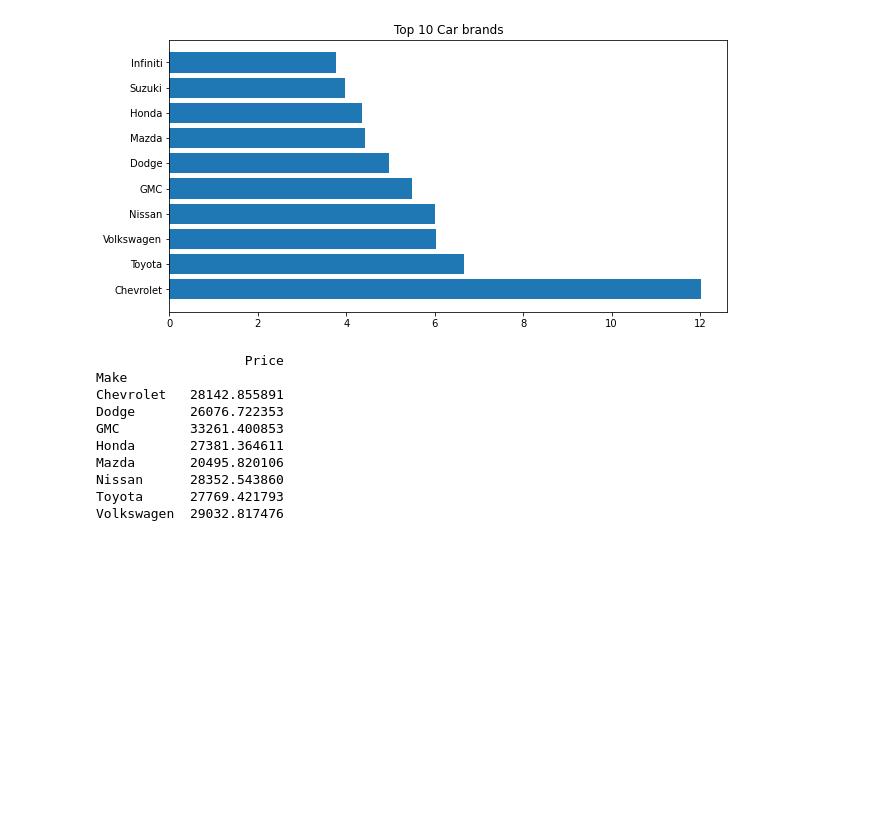
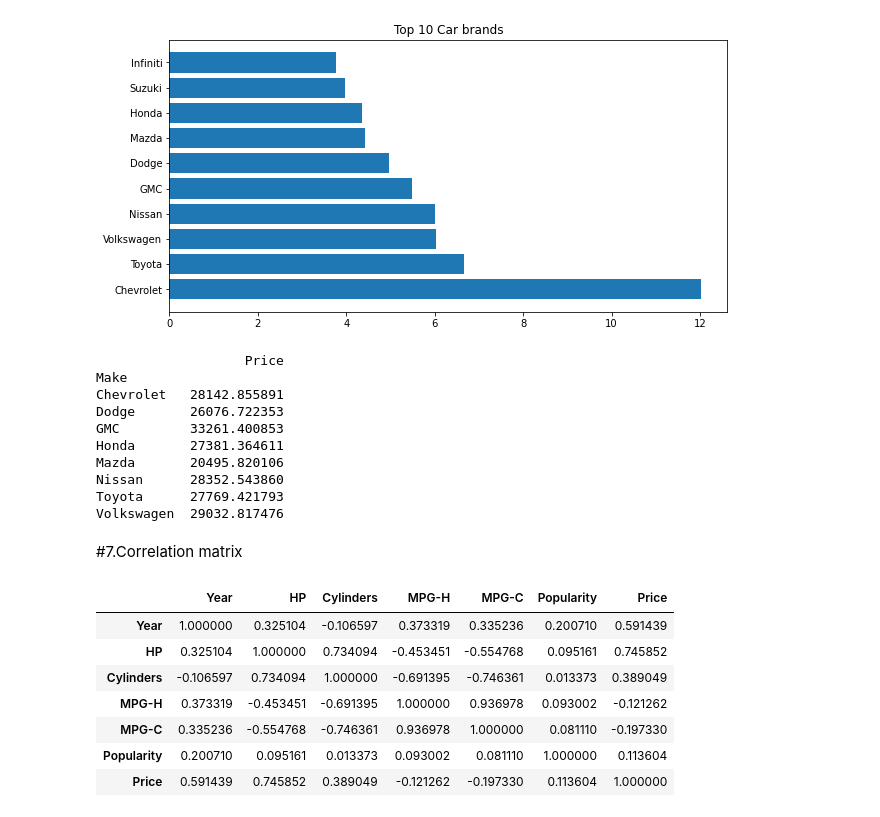
Before and after one commit to malinenimaurya/Data-Science-notebooks, a Jupyter notebook: Exploratory_data_analysis_cars.ipynb, the cells around one changed output. Saved outputs shown, nothing was run; the diff lists cells and outputs as text; code cells hidden in the pictures; blank space fills up the shorter version.

```diff
--- a/Exploratory_data_analysis_cars.ipynb
+++ b/Exploratory_data_analysis_cars.ipynb
@@ -284,3 +284,16 @@ Mazda       20495.820106
 Nissan      28352.543860
 Toyota      27769.421793
 Volkswagen  29032.817476
+# %% [markdown]
+#7.Correlation matrix
+# %%
+df.corr()
+# %% [output]
+|  | Year | HP | Cylinders | MPG-H | MPG-C | Popularity | Price |
+| Year | 1.000000 | 0.325104 | -0.106597 | 0.373319 | 0.335236 | 0.200710 | 0.591439 |
+| HP | 0.325104 | 1.000000 | 0.734094 | -0.453451 | -0.554768 | 0.095161 | 0.745852 |
+| Cylinders | -0.106597 | 0.734094 | 1.000000 | -0.691395 | -0.746361 | 0.013373 | 0.389049 |
+| MPG-H | 0.373319 | -0.453451 | -0.691395 | 1.000000 | 0.936978 | 0.093002 | -0.121262 |
+| MPG-C | 0.335236 | -0.554768 | -0.746361 | 0.936978 | 1.000000 | 0.081110 | -0.197330 |
+| Popularity | 0.200710 | 0.095161 | 0.013373 | 0.093002 | 0.081110 | 1.000000 | 0.113604 |
+| Price | 0.591439 | 0.745852 | 0.389049 | -0.121262 | -0.197330 | 0.113604 | 1.000000 |
```
Also changed, not shown: parts of 10 cells of this notebook.
